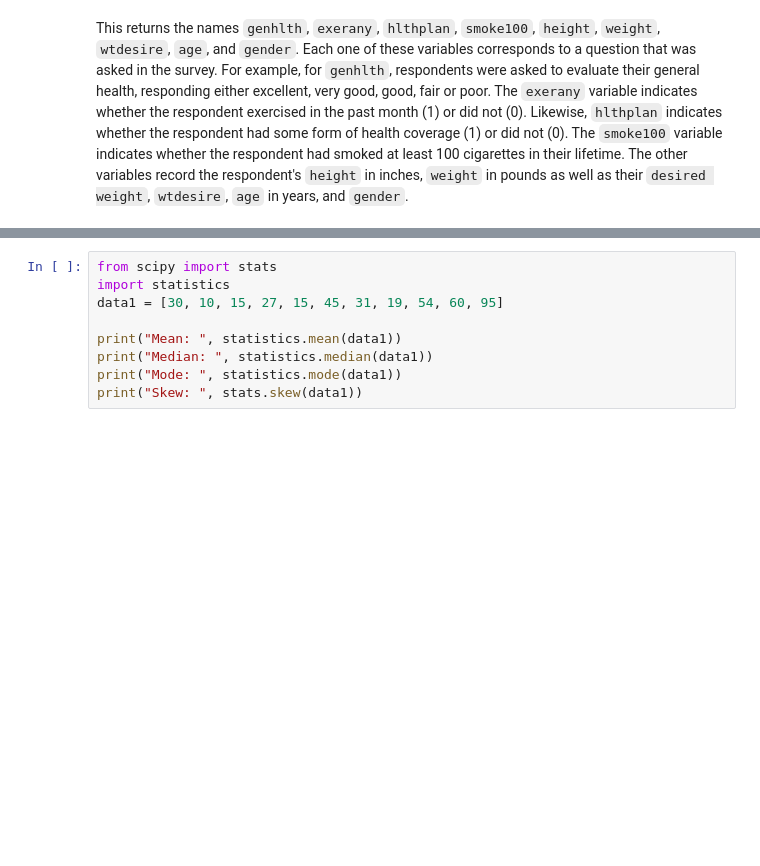
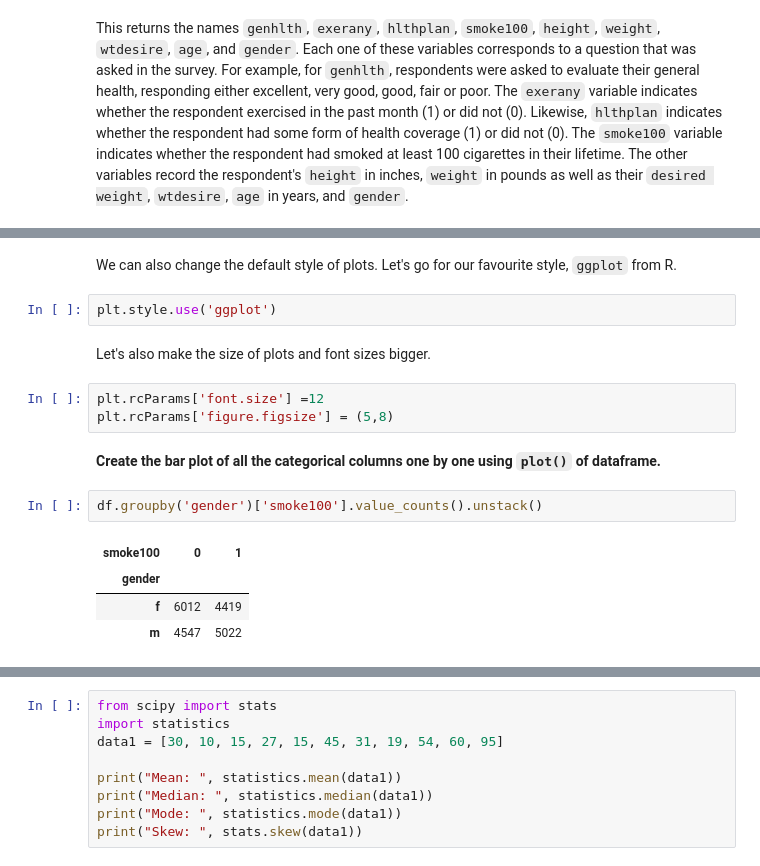
Before and after one commit to tayyabsarfraz/Introduction-to-Data-Analyst-and-Data-Science, a Jupyter notebook: Module no 03- Mathematics for Data Scientists/01 - Statistics for Data Scientists/Lec-3.1(Descriptive-Statistics).ipynb, the cells around one changed output, grey strips where cells are left out. Cells and saved outputs as stored; diff of their text form; blank space fills up the shorter version.

```diff
--- a/Module no 03- Mathematics for Data Scientists/01 - Statistics for Data Scientists/Lec-3.1(Descriptive-Statistics).ipynb
+++ b/Module no 03- Mathematics for Data Scientists/01 - Statistics for Data Scientists/Lec-3.1(Descriptive-Statistics).ipynb
@@ -493,0 +514,18 @@ This returns the names `genhlth`, `exerany`, `hlthplan`, `smoke100`, `height`, `
+# %% [markdown]
+We can also change the default style of plots. Let's go for our favourite style, `ggplot` from R.
+# %%
+plt.style.use('ggplot')
+# %% [markdown]
+Let's also make the size of plots and font sizes bigger.
+# %%
+plt.rcParams['font.size'] =12
+plt.rcParams['figure.figsize'] = (5,8)
+# %% [markdown]
+**Create the bar plot of all the categorical columns one by one using `plot()` of dataframe.**
+# %%
+df.groupby('gender')['smoke100'].value_counts().unstack()
+# %% [output]
+| smoke100 | 0 | 1 |
+| gender |  |  |
+| f | 6012 | 4419 |
+| m | 4547 | 5022 |
```
Also changed, not shown: parts of 9 cells of this notebook, 1 other file.
